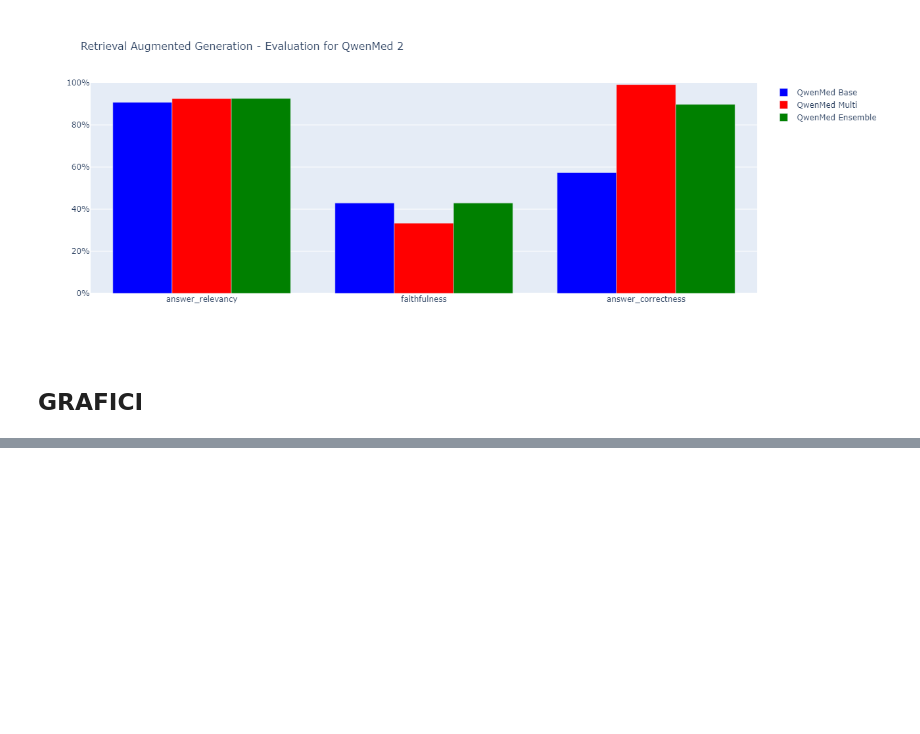
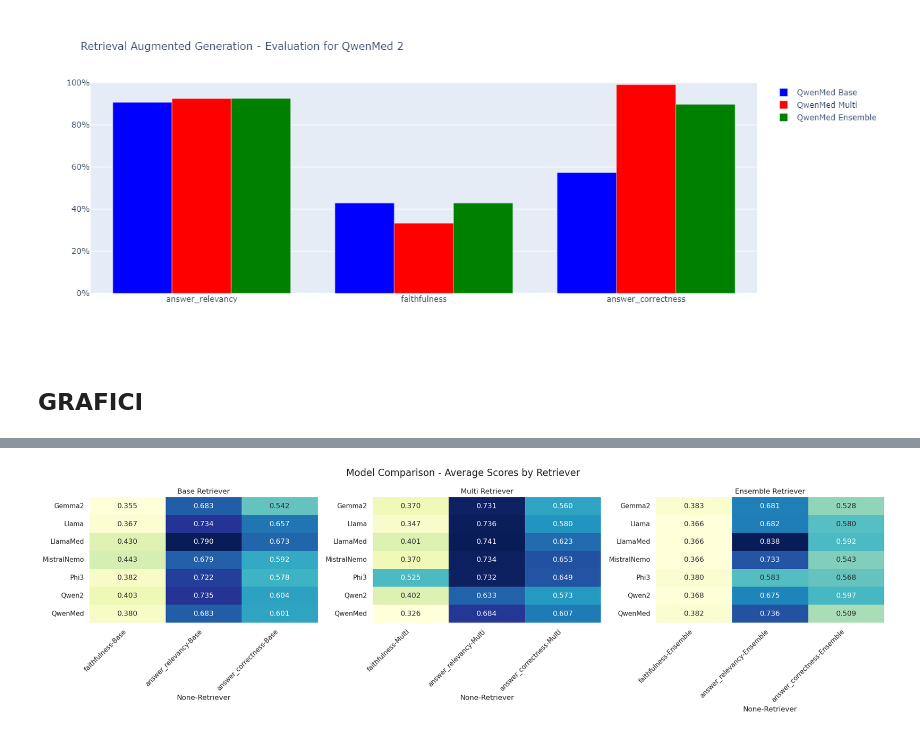
Before and after one commit to mbesep/Tesi-Magistrale-RAG, a Jupyter notebook: RAGAS definitivo.ipynb, the cells around one changed output, grey strips where cells are left out. Saved outputs shown, nothing was run; the diff lists cells and outputs as text; code cells hidden in the pictures; blank space fills up the shorter version.

```diff
--- a/RAGAS definitivo.ipynb
+++ b/RAGAS definitivo.ipynb
@@ -1776,0 +1704,39 @@ analysis(comparison_df)
+# %%
+import matplotlib.pyplot as plt
+import seaborn as sns
+import pandas as pd
+import numpy as np
+
+# Preparazione dei dati
+models = ['Llama', 'LlamaMed', 'Qwen2', 'QwenMed', 'MistralNemo', 'Phi3', 'Gemma2']
+retrievers = ['Base', 'Multi', 'Ensemble']
+metrics = ['faithfulness', 'answer_relevancy', 'answer_correctness']
+
+data = []
+for model in models:
+    for retriever in retrievers:
+        model_data = globals()[f"{model}{retriever}"]
+        avg_scores = model_data[metrics].mean()
+        data.append([model, retriever] + list(avg_scores))
+
+df = pd.DataFrame(data, columns=['Model', 'Retriever'] + metrics)
+
+# Funzione per creare un singolo grafico
+def create_heatmap(data, retriever, ax):
+    df_pivot = data[data['Retriever'] == retriever].pivot(index='Model', columns='Retriever', values=metrics)
+    sns.heatmap(df_pivot, annot=True, cmap='YlGnBu', fmt='.3f', ax=ax, cbar=False)
+    ax.set_title(f'{retriever} Retriever')
+    ax.set_ylabel('')
+    plt.setp(ax.get_xticklabels(), rotation=45, ha='right')
+
+# Creazione dei grafici
+fig, axes = plt.subplots(1, 3, figsize=(20, 6))
+fig.suptitle('Model Comparison - Average Scores by Retriever', fontsize=16)
+
+for i, retriever in enumerate(retrievers):
+    create_heatmap(df, retriever, axes[i])
+
+plt.tight_layout()
+plt.show()
+# %% [output]
+[figure, added]
```
Also changed, not shown: parts of 53 cells of this notebook, 3 other files.
